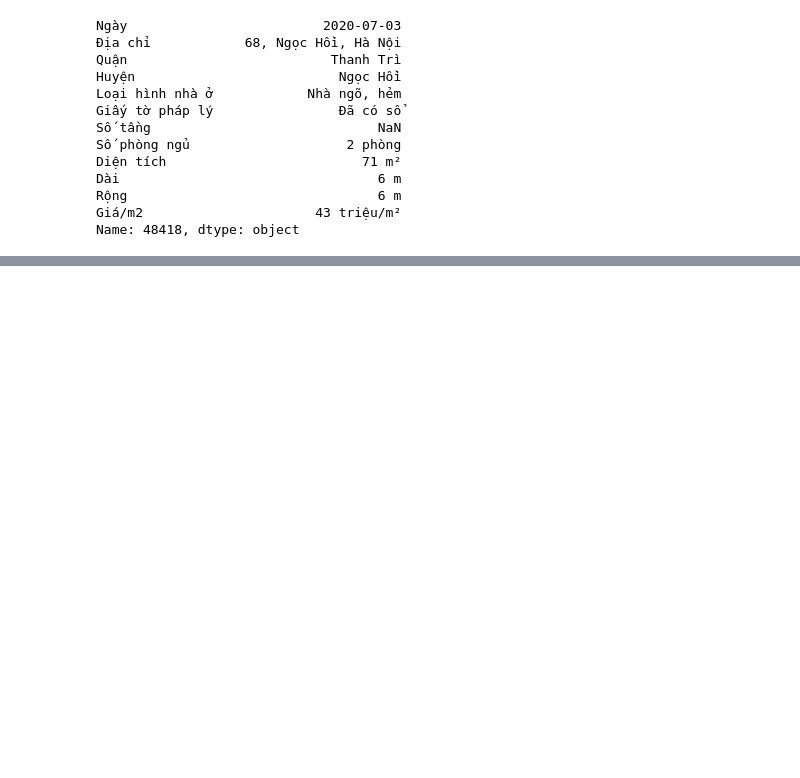
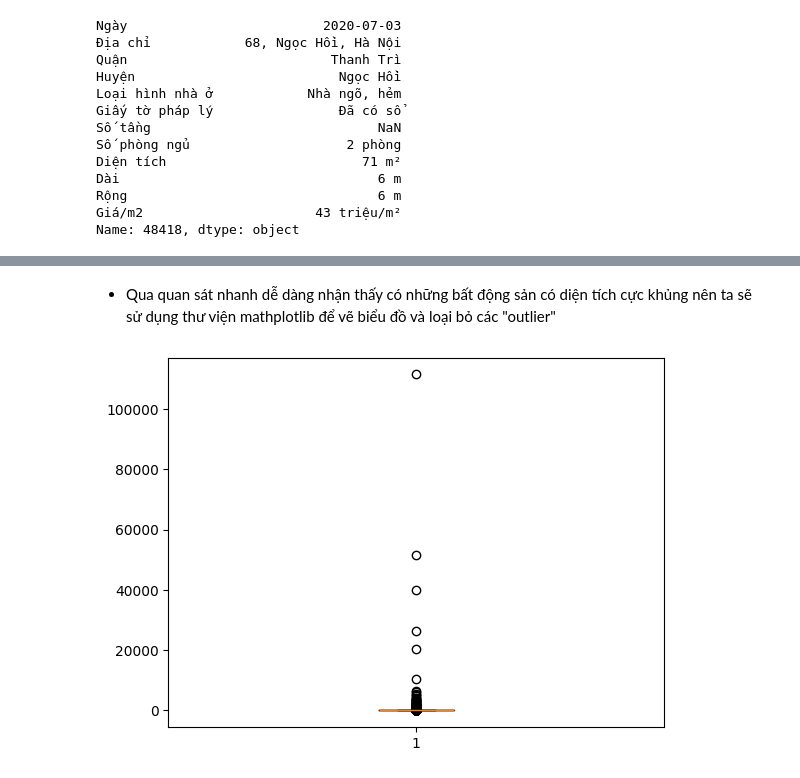
Before and after one commit to DucGhetData/Ha-Noi-Real-Estate-Manipulation-And-Visualization, a Jupyter notebook: notebooks/cleaning.ipynb, the cells around one changed output, grey strips where cells are left out. Saved outputs shown, nothing was run; the diff lists cells and outputs as text; code cells hidden in the pictures; blank space fills up the shorter version.

```diff
--- a/notebooks/cleaning.ipynb
+++ b/notebooks/cleaning.ipynb
@@ -168,0 +340,3 @@ df[df['Huyện'].isnull()]
+# %%
+# CHuyển "Số tầng" về kiểu số nguyên
+df['Số tầng'] = df['Số tầng'].astype(int)
@@ -168,0 +350,7 @@ df[df['Huyện'].isnull()]
+# %%
+# Đổi giá trị "Nhiều hơn 10 phòng" thành 11
+df.loc[df["Số phòng ngủ"]=='nhiều hơn 10 phòng','Số phòng ngủ']='11'
+# %%
+# Loại bỏ từ "phòng" và chuyển đổi về kiểu số nguyên
+df["Số phòng ngủ"]=df["Số phòng ngủ"].str.replace('phòng', '')
+df["Số phòng ngủ"]=df["Số phòng ngủ"].astype(int)
@@ -168,0 +378,11 @@ df[df['Huyện'].isnull()]
+# %%
+# Loại bỏ đơn vị "m2" và chuyển về kiểu số thực
+df["Diện tích"]=df["Diện tích"].str.replace('m²', '')
+df["Diện tích"]=df["Diện tích"].astype(float)
+# %% [markdown]
+- Qua quan sát nhanh dễ dàng nhận thấy có những bất động sản có diện tích cực khủng nên ta sẽ sử dụng thư viện mathplotlib để vẽ biểu đồ và loại bỏ các "outlier"
+# %%
+plt.boxplot(df["Diện tích"])
+plt.show()
+# %% [output]
+[figure, added]
```
Also changed, not shown: parts of 56 cells of this notebook, 2 other files.
